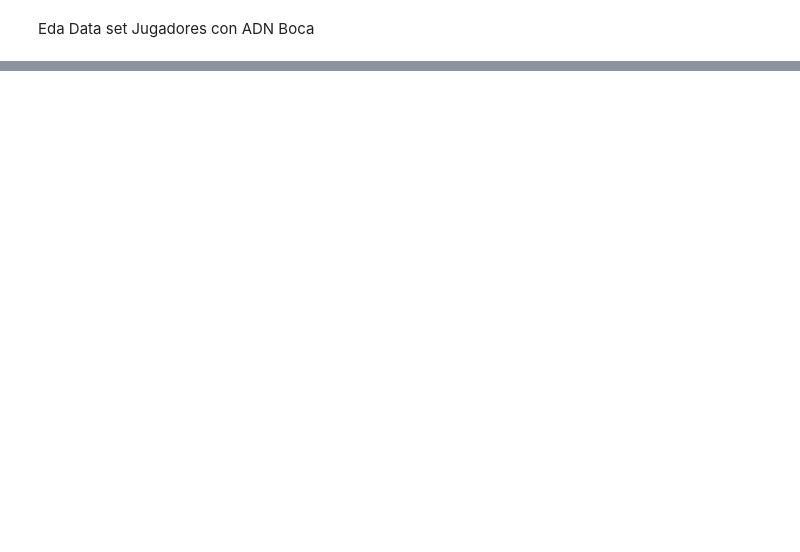
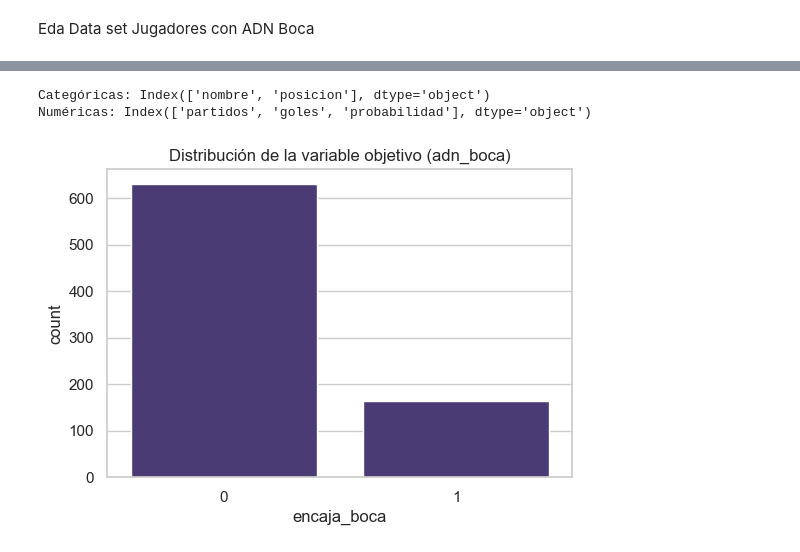
Before and after one commit to agumarquez10/boca-scouting-ds, a Jupyter notebook: src/eda.ipynb, the cells around one changed output, grey strips where cells are left out. Saved outputs shown, nothing was run; the diff lists cells and outputs as text; code cells hidden in the pictures; blank space fills up the shorter version.

```diff
--- a/src/eda.ipynb
+++ b/src/eda.ipynb
@@ -82,0 +93,25 @@ Fold 3 - Accuracy: 0.95
+# %%
+target = "encaja_boca"
+
+categoricas = df.select_dtypes(include=["object", "category"]).columns
+numericas = df.select_dtypes(include=["int64", "float64"]).columns
+
+# Remover la variable objetivo si aparece en alguna lista
+if target in categoricas:
+    categoricas = categoricas.drop(target)
+
+if target in numericas:
+    numericas = numericas.drop(target)
+
+print("Categóricas:", categoricas)
+print("Numéricas:", numericas)
+# %% [output]
+Categóricas: Index(['nombre', 'posicion'], dtype='object')
+Numéricas: Index(['partidos', 'goles', 'probabilidad'], dtype='object')
+# %%
+plt.figure(figsize=(6,4))
+sns.countplot(data=df, x=target)
+plt.title("Distribución de la variable objetivo (adn_boca)")
+plt.show()
+# %% [output]
+[figure, added]
```
Also changed, not shown: parts of 10 cells of this notebook.
